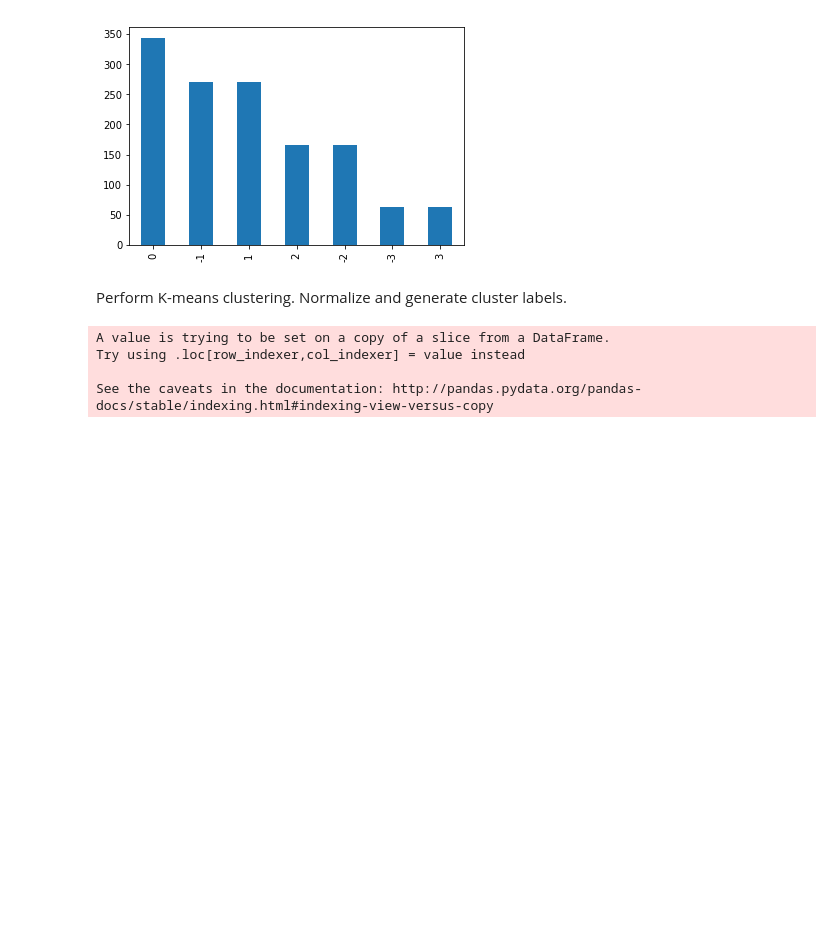
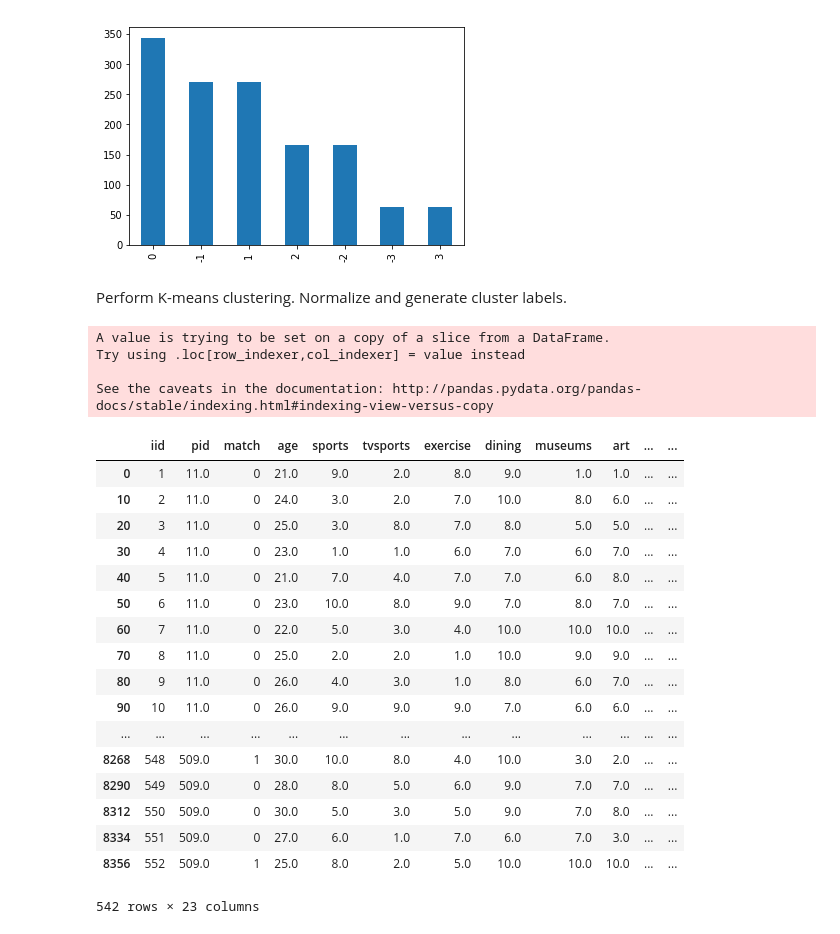
Before and after one commit to rmw647/not-that-into-you, a Jupyter notebook: Speed+Dating+Script+New.ipynb, the cells around one changed output. Drawn from its saved outputs; the diff is of its cells as text; code cells hidden in the pictures; blank space fills up the shorter version.

```diff
--- a/Speed+Dating+Script+New.ipynb
+++ b/Speed+Dating+Script+New.ipynb
@@ -49,5 +49,27 @@ plt.show()
 # %% [markdown]
 Perform K-means clustering. Normalize and generate cluster labels.
 # %%
-kmeans_data=bio_info_subset[['age','sports','tvsports','exercise','dining','museums','art','hiking','gaming','clubbing','reading','tv','theater','movies','concerts','music','shopping','yoga','exphappy']]
-X=np.array(kmeans_data)
+generate_clusters(bio_info_subset,['age','sports','tvsports','exercise','dining','museums','art','hiking','gaming','clubbing','reading','tv','theater','movies','concerts','music','shopping','yoga','exphappy'],3,'cluster_assignment')
+# %% [output]
+A value is trying to be set on a copy of a slice from a DataFrame.
+Try using .loc[row_indexer,col_indexer] = value instead
+
+See the caveats in the documentation: http://pandas.pydata.org/pandas-docs/stable/indexing.html#indexing-view-versus-copy
+|  | iid | pid | match | age | sports | tvsports | exercise | dining | museums | art | ... | ... |
+| 0 | 1 | 11.0 | 0 | 21.0 | 9.0 | 2.0 | 8.0 | 9.0 | 1.0 | 1.0 | ... | ... |
+| 10 | 2 | 11.0 | 0 | 24.0 | 3.0 | 2.0 | 7.0 | 10.0 | 8.0 | 6.0 | ... | ... |
+| 20 | 3 | 11.0 | 0 | 25.0 | 3.0 | 8.0 | 7.0 | 8.0 | 5.0 | 5.0 | ... | ... |
+| 30 | 4 | 11.0 | 0 | 23.0 | 1.0 | 1.0 | 6.0 | 7.0 | 6.0 | 7.0 | ... | ... |
+| 40 | 5 | 11.0 | 0 | 21.0 | 7.0 | 4.0 | 7.0 | 7.0 | 6.0 | 8.0 | ... | ... |
+| 50 | 6 | 11.0 | 0 | 23.0 | 10.0 | 8.0 | 9.0 | 7.0 | 8.0 | 7.0 | ... | ... |
+| 60 | 7 | 11.0 | 0 | 22.0 | 5.0 | 3.0 | 4.0 | 10.0 | 10.0 | 10.0 | ... | ... |
+| 70 | 8 | 11.0 | 0 | 25.0 | 2.0 | 2.0 | 1.0 | 10.0 | 9.0 | 9.0 | ... | ... |
+| 80 | 9 | 11.0 | 0 | 26.0 | 4.0 | 3.0 | 1.0 | 8.0 | 6.0 | 7.0 | ... | ... |
+| 90 | 10 | 11.0 | 0 | 26.0 | 9.0 | 9.0 | 9.0 | 7.0 | 6.0 | 6.0 | ... | ... |
+| ... | ... | ... | ... | ... | ... | ... | ... | ... | ... | ... | ... | ... |
+| 8268 | 548 | 509.0 | 1 | 30.0 | 10.0 | 8.0 | 4.0 | 10.0 | 3.0 | 2.0 | ... | ... |
+| 8290 | 549 | 509.0 | 0 | 28.0 | 8.0 | 5.0 | 6.0 | 9.0 | 7.0 | 7.0 | ... | ... |
+| 8312 | 550 | 509.0 | 0 | 30.0 | 5.0 | 3.0 | 5.0 | 9.0 | 7.0 | 8.0 | ... | ... |
+| 8334 | 551 | 509.0 | 0 | 27.0 | 6.0 | 1.0 | 7.0 | 6.0 | 7.0 | 3.0 | ... | ... |
+| 8356 | 552 | 509.0 | 1 | 25.0 | 8.0 | 2.0 | 5.0 | 10.0 | 10.0 | 10.0 | ... | ... |
+542 rows × 23 columns
@@ -56,7 +75,0 @@ kmeans=KMeans(n_clusters=4).fit(X)
-# %%
-bio_info_subset['cluster_assignment']=kmeans.labels_
-# %% [output]
-A value is trying to be set on a copy of a slice from a DataFrame.
-Try using .loc[row_indexer,col_indexer] = value instead
-
-See the caveats in the documentation: http://pandas.pydata.org/pandas-docs/stable/indexing.html#indexing-view-versus-copy
```
Also changed, not shown: parts of 7 cells of this notebook, 3 other files.
